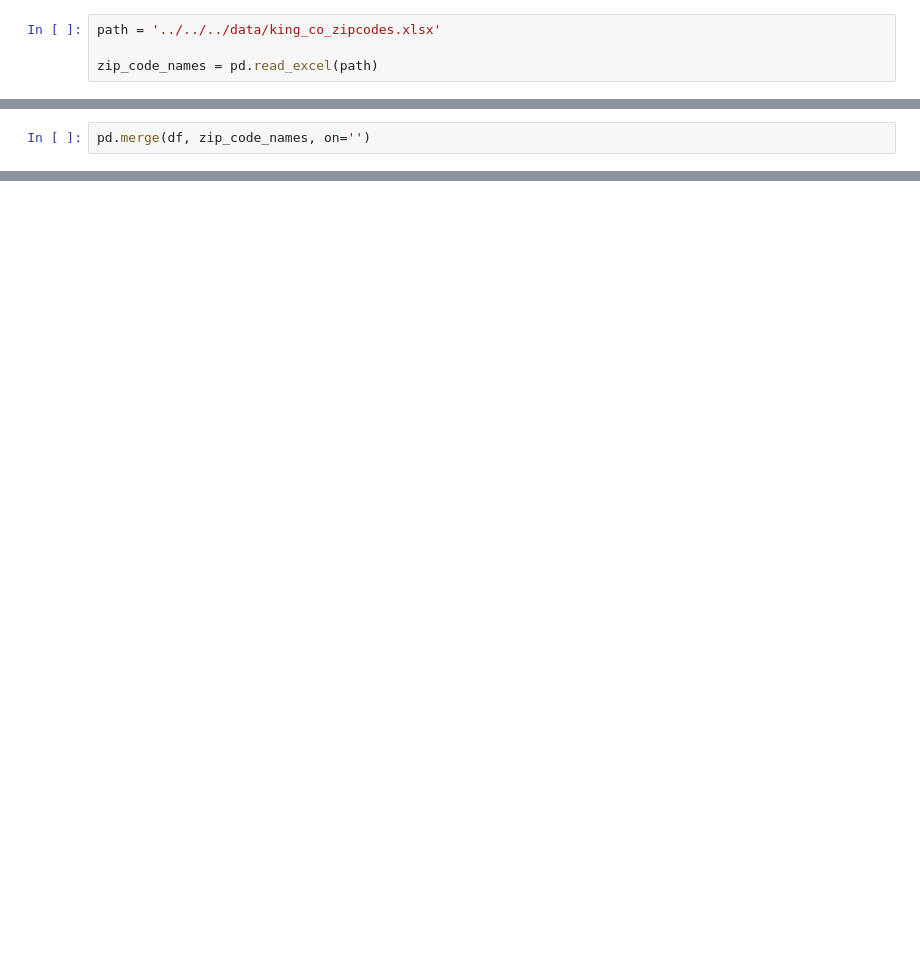
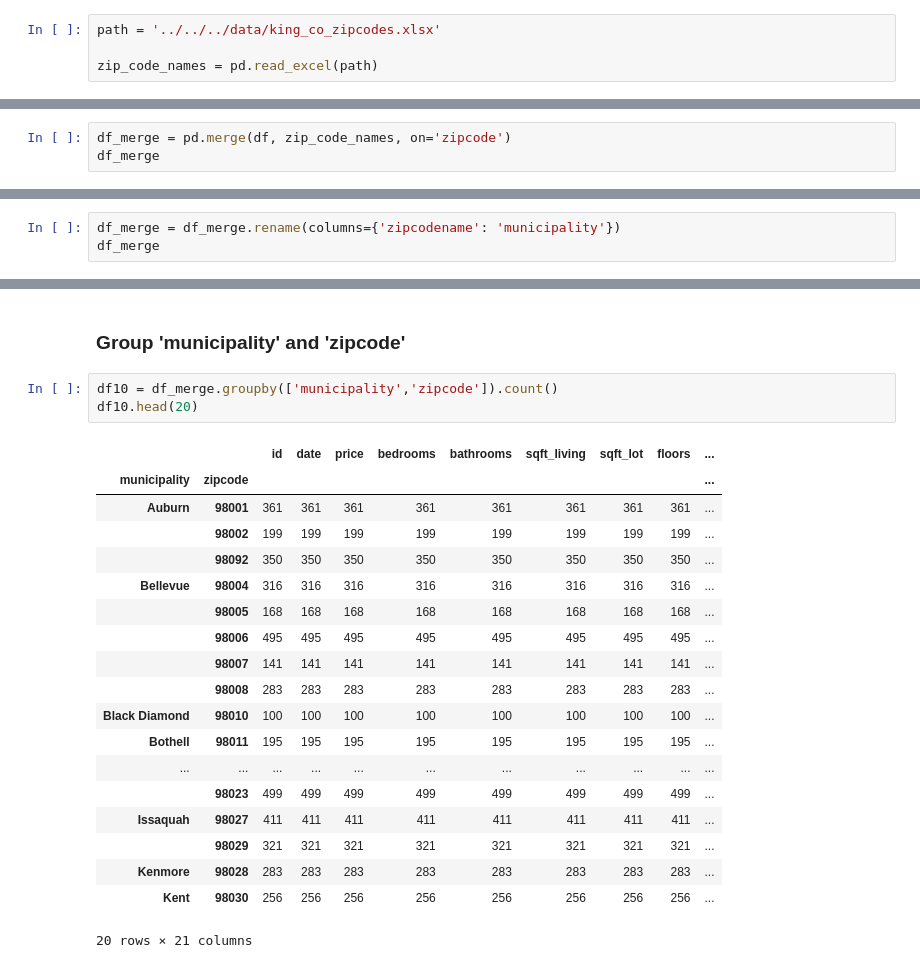
Before and after one commit to asval211/king_county_housing_data, a Jupyter notebook: notebooks/exploratory/Alex/lower_end.ipynb, the cells around one changed output, grey strips where cells are left out. Drawn from its saved outputs; the diff is of its cells as text; blank space fills up the shorter version.

```diff
--- a/notebooks/exploratory/Alex/lower_end.ipynb
+++ b/notebooks/exploratory/Alex/lower_end.ipynb
@@ -792,2 +780,3 @@ zip_code_names.replace(" ", "")
 # %%
-pd.merge(df, zip_code_names, on='')
+df_merge = pd.merge(df, zip_code_names, on='zipcode')
+df_merge
@@ -793,0 +799,3 @@ pd.merge(df, zip_code_names, on='')
+# %%
+df_merge = df_merge.rename(columns={'zipcodename': 'municipality'})
+df_merge
@@ -793,0 +873,25 @@ pd.merge(df, zip_code_names, on='')
+# %% [markdown]
+### Group 'municipality' and 'zipcode'
+# %%
+df10 = df_merge.groupby(['municipality','zipcode']).count()
+df10.head(20)
+# %% [output]
+|  |  | id | date | price | bedrooms | bathrooms | sqft_living | sqft_lot | floors | ... |
+| municipality | zipcode |  |  |  |  |  |  |  |  | ... |
+| Auburn | 98001 | 361 | 361 | 361 | 361 | 361 | 361 | 361 | 361 | ... |
+|  | 98002 | 199 | 199 | 199 | 199 | 199 | 199 | 199 | 199 | ... |
+|  | 98092 | 350 | 350 | 350 | 350 | 350 | 350 | 350 | 350 | ... |
+| Bellevue | 98004 | 316 | 316 | 316 | 316 | 316 | 316 | 316 | 316 | ... |
+|  | 98005 | 168 | 168 | 168 | 168 | 168 | 168 | 168 | 168 | ... |
+|  | 98006 | 495 | 495 | 495 | 495 | 495 | 495 | 495 | 495 | ... |
+|  | 98007 | 141 | 141 | 141 | 141 | 141 | 141 | 141 | 141 | ... |
+|  | 98008 | 283 | 283 | 283 | 283 | 283 | 283 | 283 | 283 | ... |
+| Black Diamond | 98010 | 100 | 100 | 100 | 100 | 100 | 100 | 100 | 100 | ... |
+| Bothell | 98011 | 195 | 195 | 195 | 195 | 195 | 195 | 195 | 195 | ... |
+| ... | ... | ... | ... | ... | ... | ... | ... | ... | ... | ... |
+|  | 98023 | 499 | 499 | 499 | 499 | 499 | 499 | 499 | 499 | ... |
+| Issaquah | 98027 | 411 | 411 | 411 | 411 | 411 | 411 | 411 | 411 | ... |
+|  | 98029 | 321 | 321 | 321 | 321 | 321 | 321 | 321 | 321 | ... |
+| Kenmore | 98028 | 283 | 283 | 283 | 283 | 283 | 283 | 283 | 283 | ... |
+| Kent | 98030 | 256 | 256 | 256 | 256 | 256 | 256 | 256 | 256 | ... |
+20 rows × 21 columns
```
Also changed, not shown: parts of 13 cells of this notebook.
